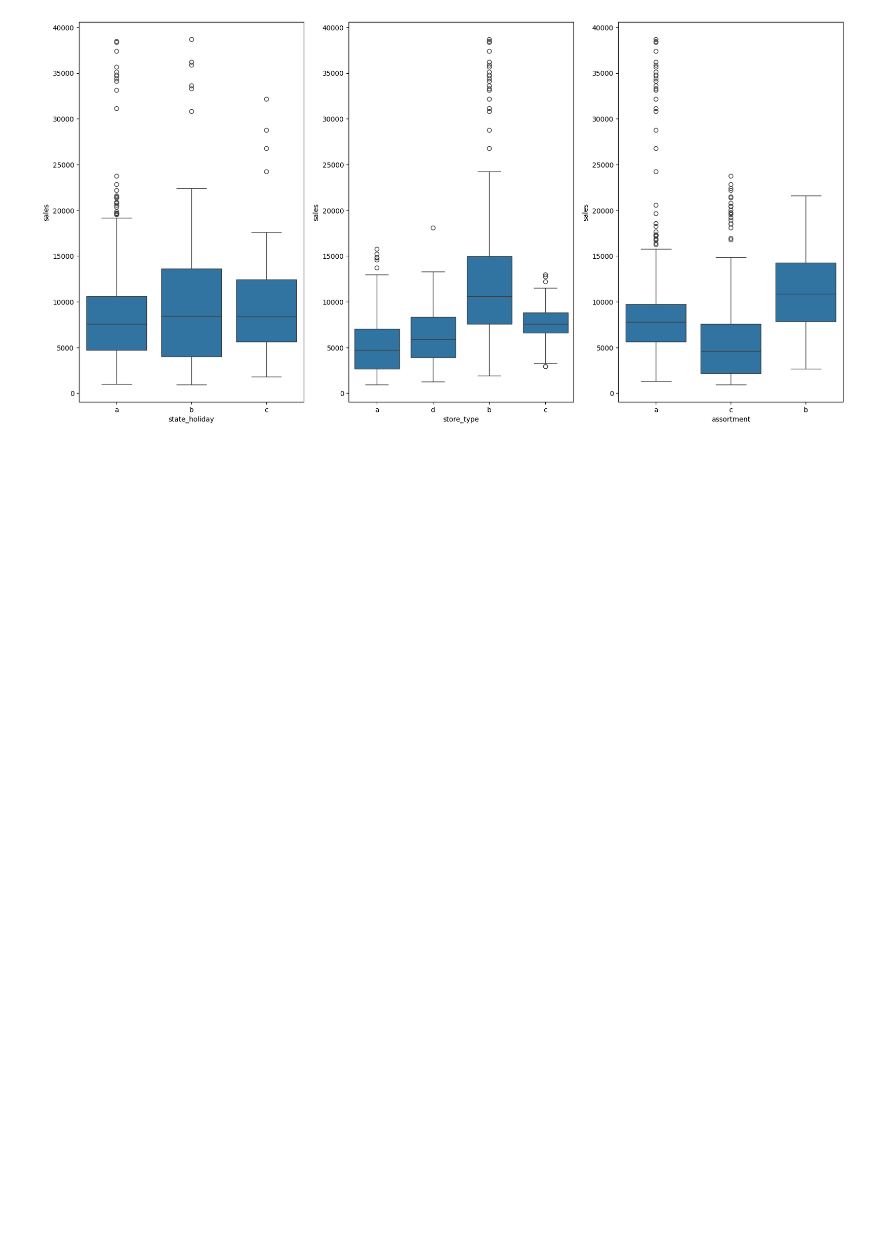
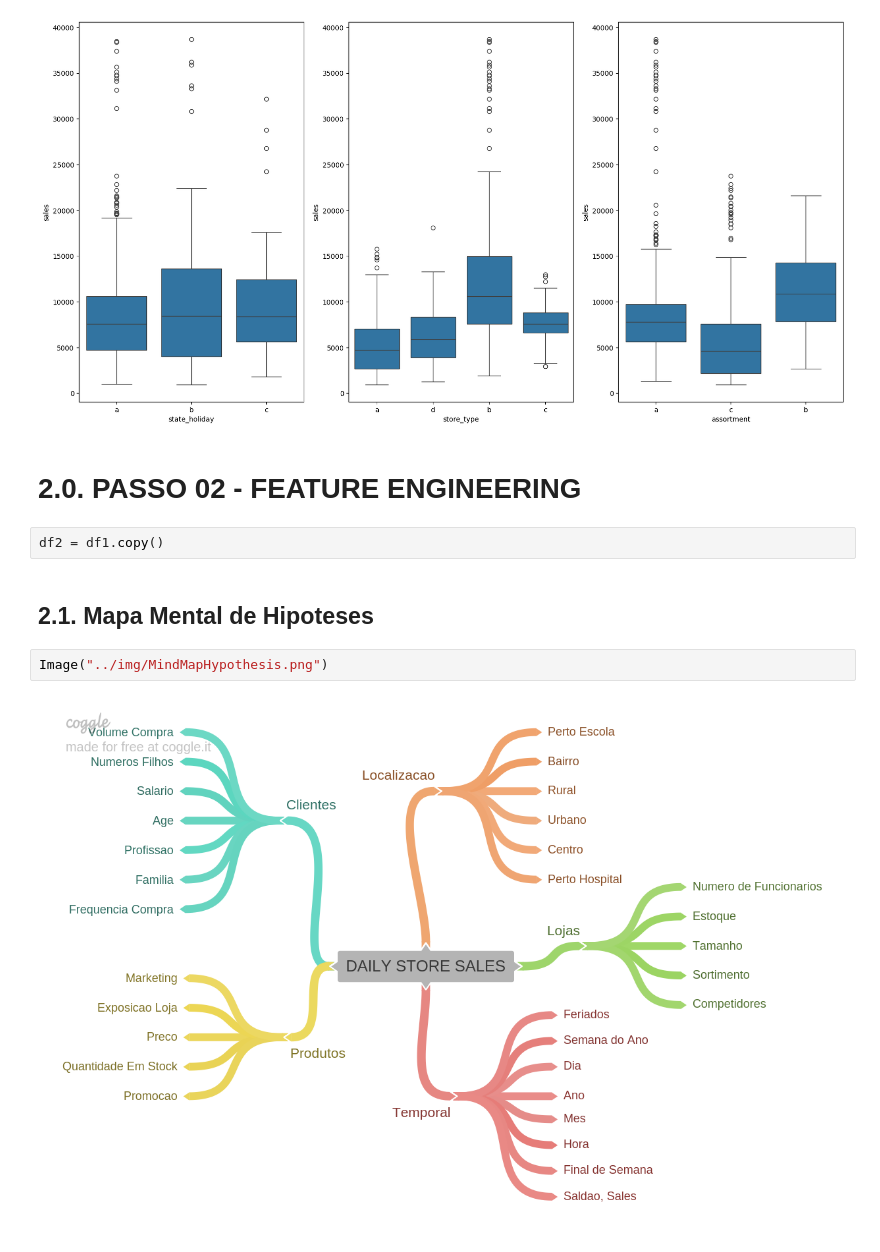
Before and after one commit to rafaelporfiriobarros/ds-em-producao, a Jupyter notebook: notebook/ds-em-producao.ipynb, the cells around one changed output. Cells and saved outputs as stored; diff of their text form; blank space fills up the shorter version.

Commit message:
Upload Feature Engineering

```diff
--- a/notebook/ds-em-producao.ipynb
+++ b/notebook/ds-em-producao.ipynb
@@ -240,3 +242,13 @@ sns.boxplot(x="assortment",y="sales", data=aux1)
 # %% [output]
 <Axes: xlabel='assortment', ylabel='sales'>
 [figure]
+# %% [markdown]
+# 2.0. PASSO 02 - FEATURE ENGINEERING
+# %%
+df2 = df1.copy()
+# %% [markdown]
+## 2.1. Mapa Mental de Hipoteses
+# %%
+Image("../img/MindMapHypothesis.png")
+# %% [output]
+[figure, added]
```
Also changed, not shown: parts of 17 cells of this notebook, 1 other file.
